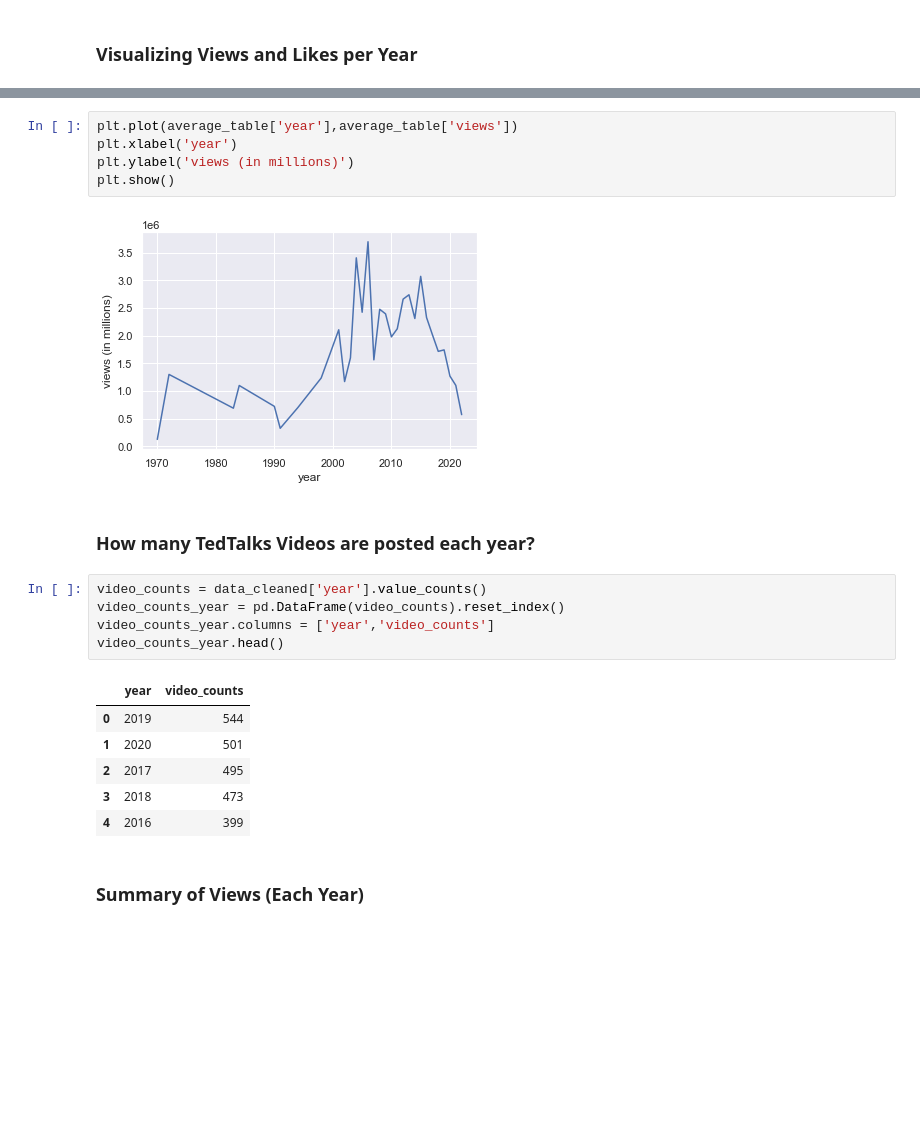
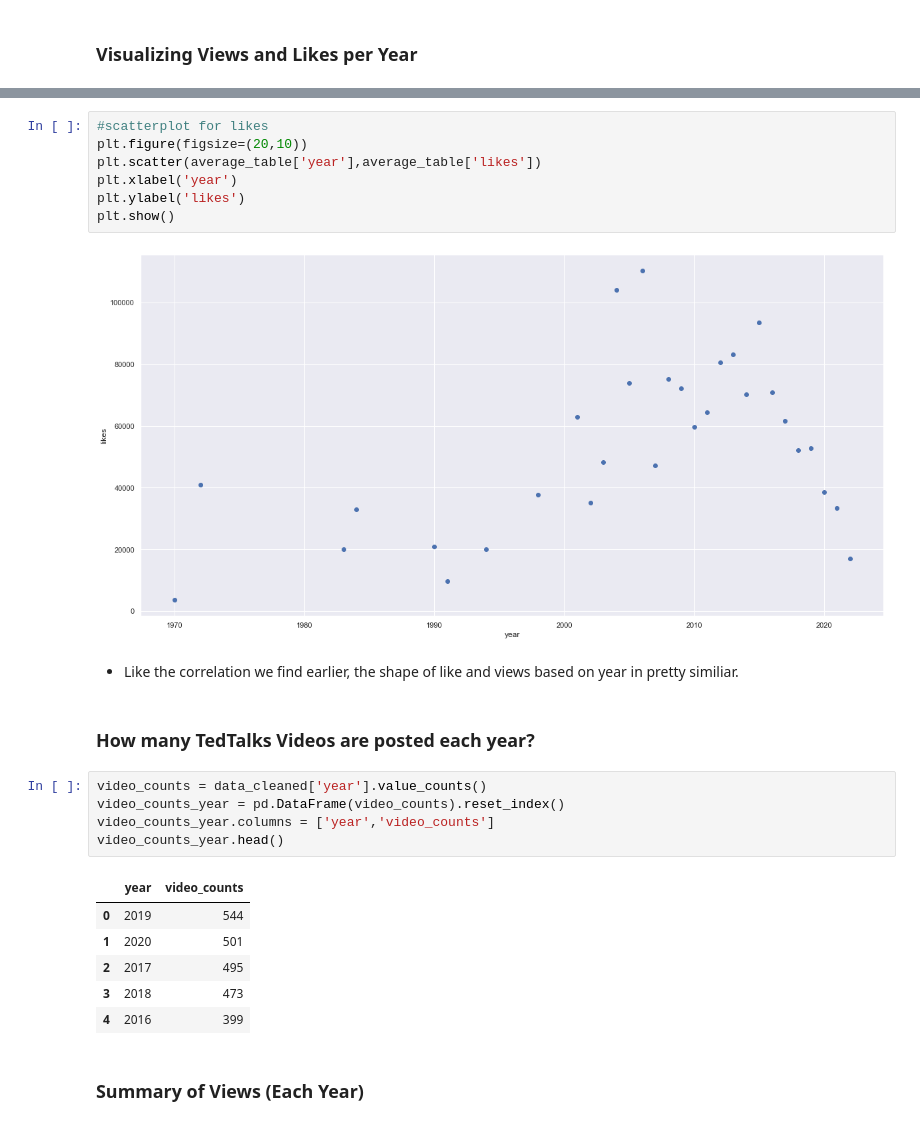
Before and after one commit to 3rda/Portfolio, a Jupyter notebook: TedTalksEDA/TedTalks.ipynb, the cells around one changed output, grey strips where cells are left out. Cells and saved outputs as stored; diff of their text form; blank space fills up the shorter version.

```diff
--- a/TedTalksEDA/TedTalks.ipynb
+++ b/TedTalksEDA/TedTalks.ipynb
@@ -306,24 +289,28 @@ plt.show()
 # %%
-plt.plot(average_table['year'],average_table['views'])
+#scatterplot for likes
+plt.figure(figsize=(20,10))
+plt.scatter(average_table['year'],average_table['likes'])
 plt.xlabel('year')
-plt.ylabel('views (in millions)')
+plt.ylabel('likes')
 plt.show()
 # %% [output]
-[figure, old version]
+[figure, new version]
-# %% [markdown]
-### How many TedTalks Videos are posted each year?
-# %%
-video_counts = data_cleaned['year'].value_counts()
-video_counts_year = pd.DataFrame(video_counts).reset_index()
-video_counts_year.columns = ['year','video_counts']
-video_counts_year.head()
-# %% [output]
-|  | year | video_counts |
-| 0 | 2019 | 544 |
-| 1 | 2020 | 501 |
-| 2 | 2017 | 495 |
-| 3 | 2018 | 473 |
-| 4 | 2016 | 399 |
+# %% [markdown]
+- Like the correlation we find earlier, the shape of like and views based on year in pretty similiar.
+# %% [markdown]
+### How many TedTalks Videos are posted each year?
+# %%
+video_counts = data_cleaned['year'].value_counts()
+video_counts_year = pd.DataFrame(video_counts).reset_index()
+video_counts_year.columns = ['year','video_counts']
+video_counts_year.head()
+# %% [output]
+|  | year | video_counts |
+| 0 | 2019 | 544 |
+| 1 | 2020 | 501 |
+| 2 | 2017 | 495 |
+| 3 | 2018 | 473 |
+| 4 | 2016 | 399 |
 # %% [markdown]
 ### Summary of Views (Each Year)
 # %%
```
Also changed, not shown: parts of 55 cells of this notebook.
